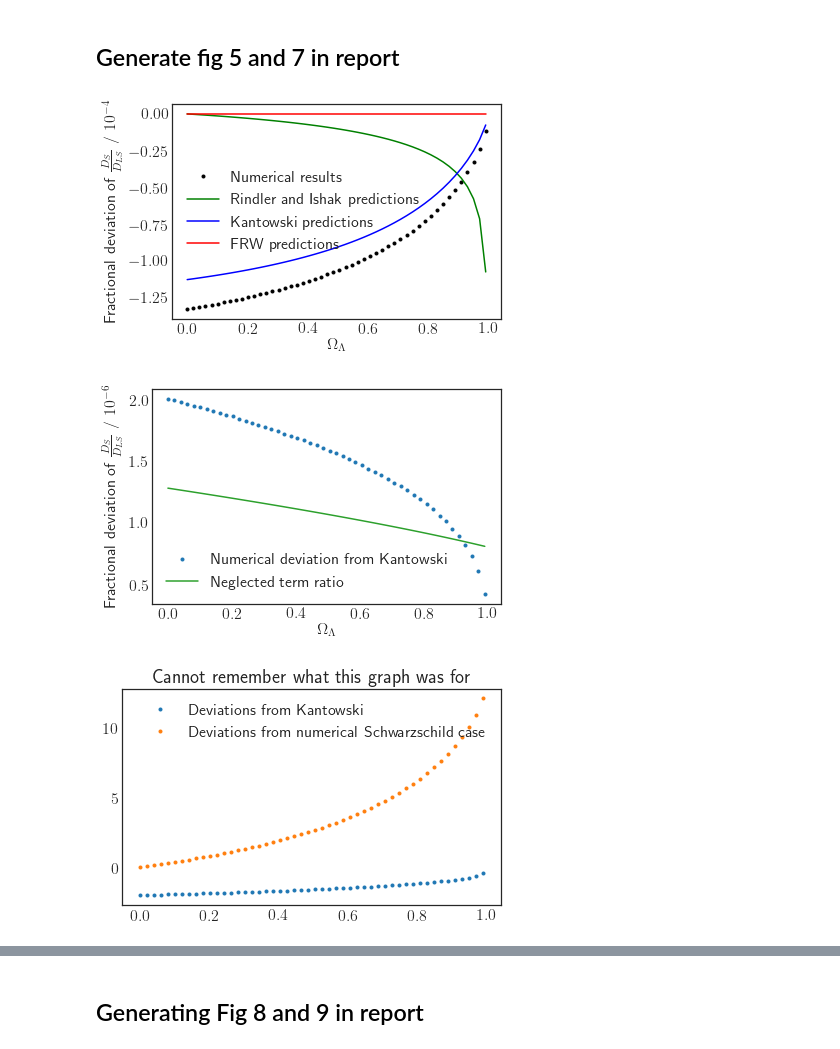
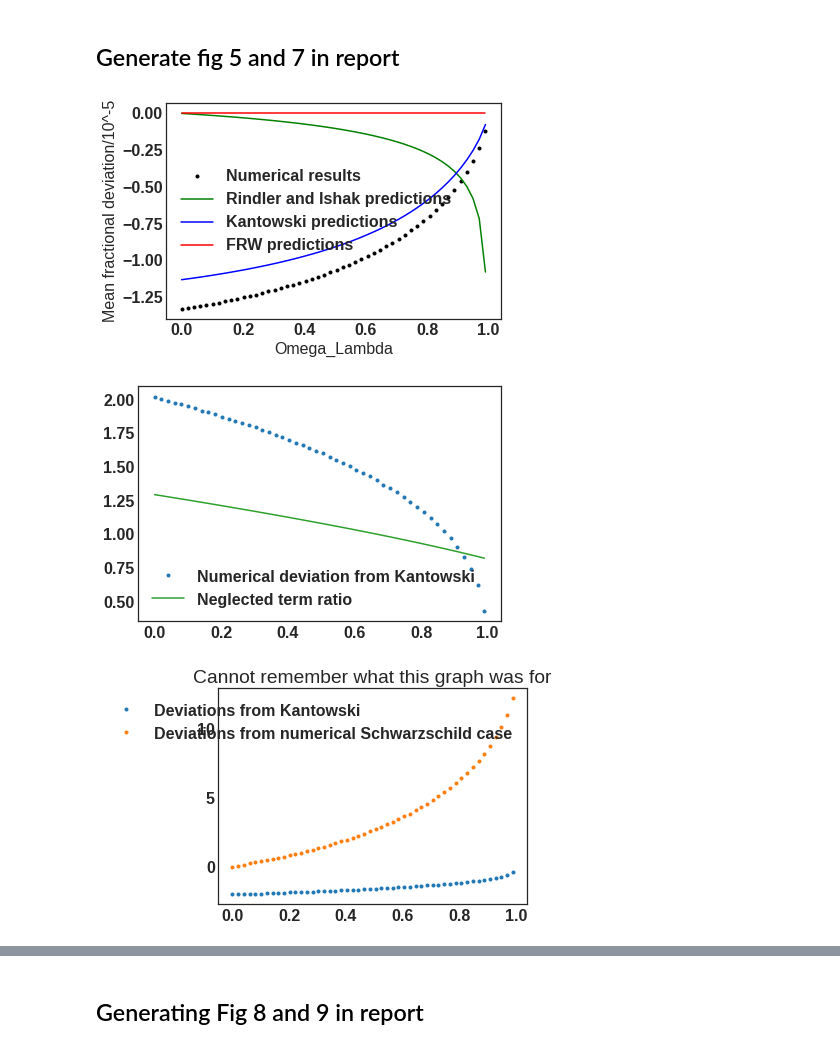
Before and after one commit to lingxz/lightbending, a Jupyter notebook: produce_plot.ipynb, the cells around one changed output, grey strips where cells are left out. Drawn from its saved outputs; the diff is of its cells as text; code cells hidden in the pictures.

```diff
--- a/produce_plot.ipynb
+++ b/produce_plot.ipynb
@@ -11,9 +14,10 @@ from utils import plot_rs, ltb_graphs
 # %% [markdown]
 ## Generate fig 5 and 7 in report
 # %%
+from utils import plot_rs, ltb_graphs
 # using output from curved.py
-plot_rs('data/curvedpyoutput.csv', plot_ishak=True, plot_kantowski=True, latex=True)
+plot_rs('data/curvedpyoutput.csv', plot_ishak=True, plot_kantowski=True, latex=False)
 # %% [output]
-[figure, old version]
+[figure, new version]
-[figure, old version]
+[figure, new version]
-[figure, old version]
+[figure, new version]
```
Also changed, not shown: parts of 5 cells of this notebook, 8 other files.
